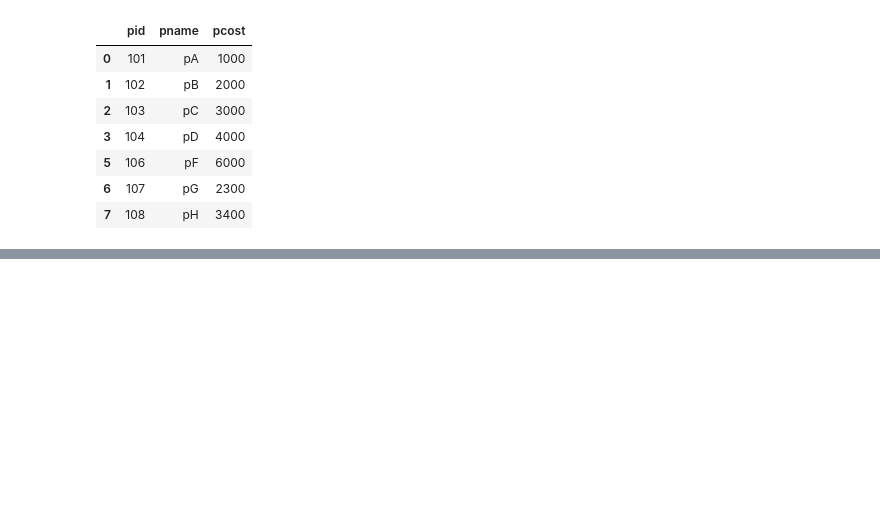
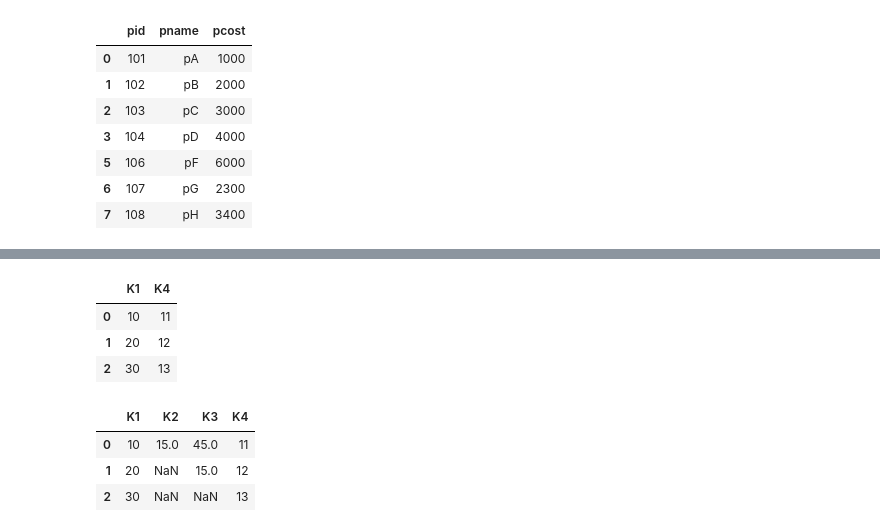
Before and after one commit to NehaParveen03/MLOps_Nov-, a Jupyter notebook: DAY1/DE-MLOps-1.ipynb, the cells around one changed output, grey strips where cells are left out. Drawn from its saved outputs; the diff is of its cells as text; code cells hidden in the pictures; blank space fills up the shorter version.

```diff
--- a/DAY1/DE-MLOps-1.ipynb
+++ b/DAY1/DE-MLOps-1.ipynb
@@ -802,0 +1022,5 @@ df2
+# %%
+d={'K1':[10,20,30],'K2':[15,None,None],'K3':[45,15,None],'K4':[11,12,13]}
+df5 = pd.DataFrame(d)
+print(df5)
+df5.dropna()
@@ -802,0 +1034,19 @@ df2
+# %%
+df5.dropna(axis=1) # drop column
+# %% [output]
+|  | K1 | K4 |
+| 0 | 10 | 11 |
+| 1 | 20 | 12 |
+| 2 | 30 | 13 |
+# %%
+# How to modify an existing nth data in dataframe
+#
+# df.at[rowIndex,ColumnName] = updatedValue
+# ===========================================
+
+df5
+# %% [output]
+|  | K1 | K2 | K3 | K4 |
+| 0 | 10 | 15.0 | 45.0 | 11 |
+| 1 | 20 | NaN | 15.0 | 12 |
+| 2 | 30 | NaN | NaN | 13 |
```
Also changed, not shown: parts of 32 cells of this notebook.
